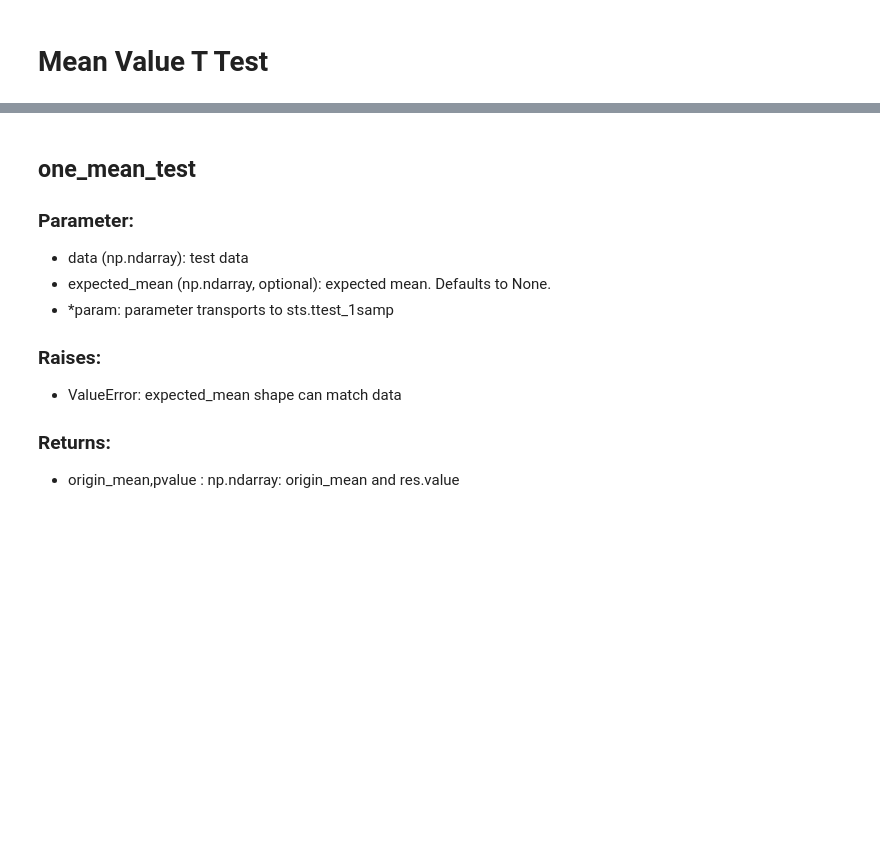
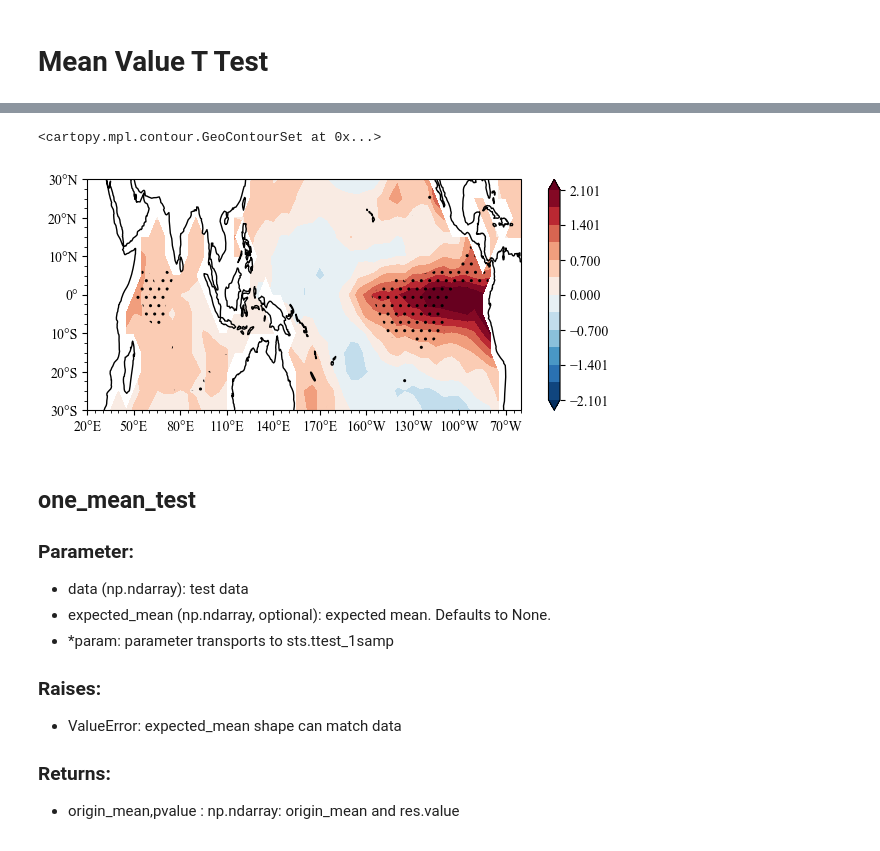
Before and after one commit to ZiluM/sacpy, a Jupyter notebook: docs/notebooks/MValueTTest.ipynb, the cells around one changed output, grey strips where cells are left out. Saved outputs shown, nothing was run; the diff lists cells and outputs as text; code cells hidden in the pictures; blank space fills up the shorter version.

Commit message:
doc_ttest

```diff
--- a/docs/notebooks/MValueTTest.ipynb
+++ b/docs/notebooks/MValueTTest.ipynb
@@ -3,3 +14,27 @@
+# %%
+import sacpy as scp
+import numpy as np
+import matplotlib.pyplot as plt
+sst = scp.load_sst()["sst"]
+ssta = scp.get_anom(sst, method=0)
+ssta_djf = scp.XrTools.spec_moth_yrmean(ssta,[12,1,2])
+Nino34 = ssta_djf.loc[:, -5:5, 190:240].mean(axis=(1, 2))
+# %%
+select1 = (Nino34 >= 0.8) & (Nino34 < 1.1)
+ssta_sl1 = ssta_djf[select1]
+select2 = Nino34 >= 1.3
+ssta_sl2 = ssta_djf[select2]
+
+# 2 examples ttest
+ttest = scp.STMV(ssta_sl2,ssta_sl1)
+# %%
+import sacpy.Map
+plt.figure(figsize=[7, 3])
+m,ax = ttest.mean.splot()
+ax.sig_plot(sst.lon,sst.lat,ttest.p_value)
+# %% [output]
+<cartopy.mpl.contour.GeoContourSet at 0x...>
+[figure, added]
 # %% [markdown]
 ## one_mean_test
 
```
Also changed, not shown: parts of 1 cell of this notebook, 9 other files.
